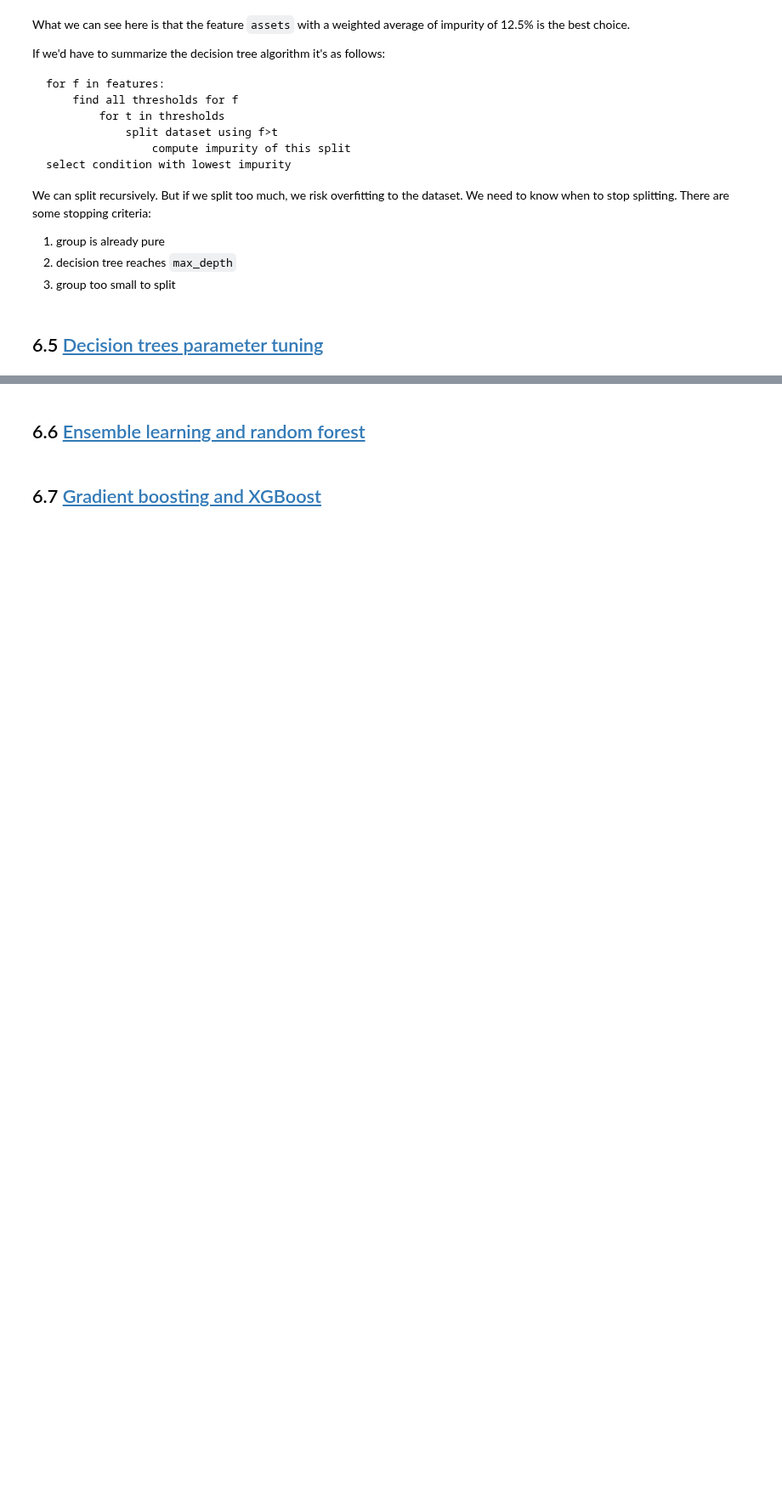
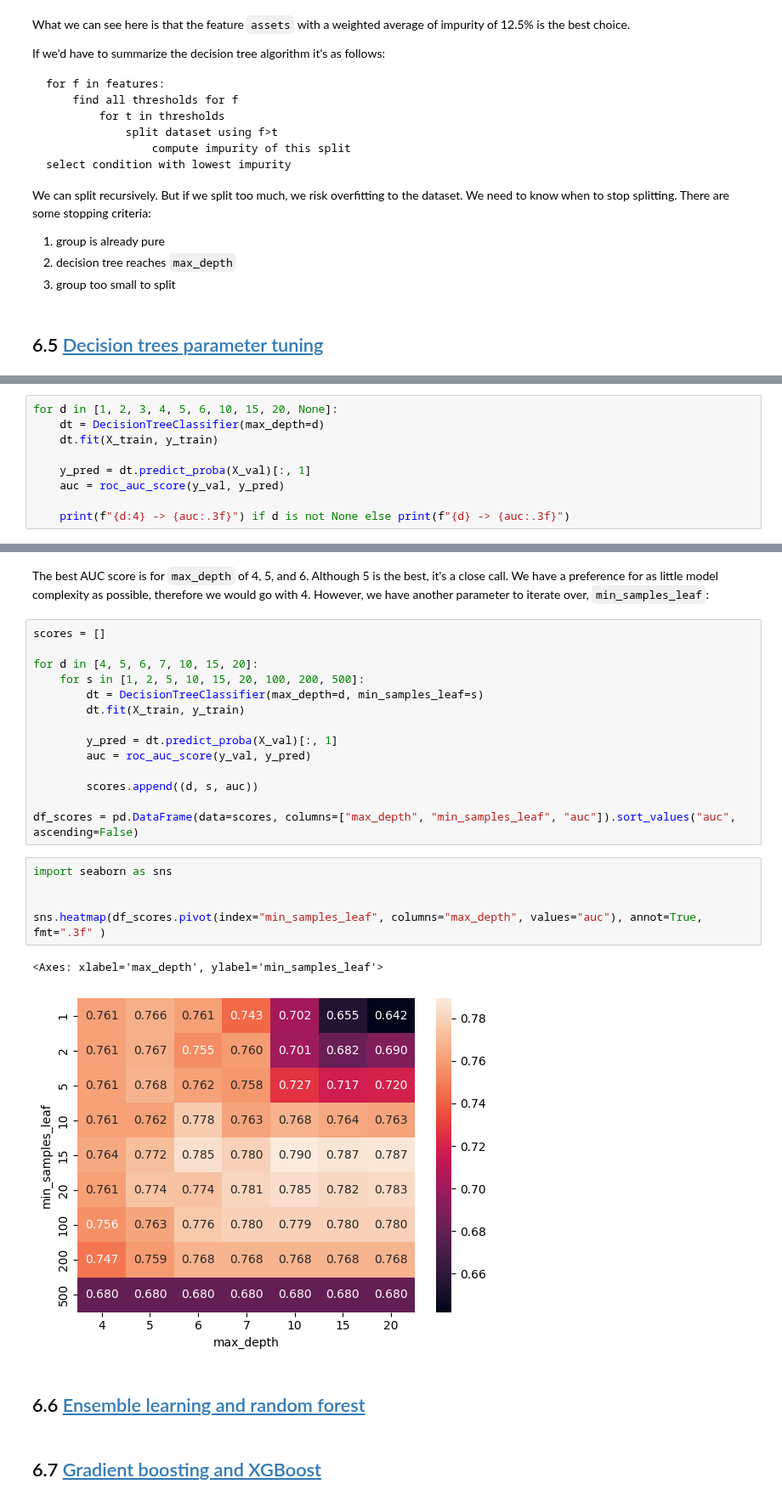
Before and after one commit to kemaldahha/machine-learning-course, a Jupyter notebook: week_6_notes.ipynb, the cells around one changed output, grey strips where cells are left out. Shown at 85% size. Saved outputs shown, nothing was run; the diff lists cells and outputs as text; blank space fills up the shorter version.

```diff
--- a/week_6_notes.ipynb
+++ b/week_6_notes.ipynb
@@ -353,0 +356,9 @@ We can split recursively. But if we split too much, we risk overfitting to the d
+# %%
+for d in [1, 2, 3, 4, 5, 6, 10, 15, 20, None]:
+    dt = DecisionTreeClassifier(max_depth=d)
+    dt.fit(X_train, y_train)
+
+    y_pred = dt.predict_proba(X_val)[:, 1]
+    auc = roc_auc_score(y_val, y_pred)
+
+    print(f"{d:4} -> {auc:.3f}") if d is not None else print(f"{d} -> {auc:.3f}")
@@ -354,3 +376,27 @@ We can split recursively. But if we split too much, we risk overfitting to the d
+# %% [markdown]
+The best AUC score is for `max_depth` of 4, 5, and 6. Although 5 is the best, it's a close call. We have a preference for as little model complexity as possible, therefore we would go with 4. However, we have another parameter to iterate over, `min_samples_leaf`:
+# %%
+scores = []
+
+for d in [4, 5, 6, 7, 10, 15, 20]:
+    for s in [1, 2, 5, 10, 15, 20, 100, 200, 500]:
+        dt = DecisionTreeClassifier(max_depth=d, min_samples_leaf=s)
+        dt.fit(X_train, y_train)
+
+        y_pred = dt.predict_proba(X_val)[:, 1]
+        auc = roc_auc_score(y_val, y_pred)
+
+        scores.append((d, s, auc))
+
+df_scores = pd.DataFrame(data=scores, columns=["max_depth", "min_samples_leaf", "auc"]).sort_values("auc", ascending=False)
+# %%
+import seaborn as sns
+
+
+sns.heatmap(df_scores.pivot(index="min_samples_leaf", columns="max_depth", values="auc"), annot=True, fmt=".3f" )
+# %% [output]
+<Axes: xlabel='max_depth', ylabel='min_samples_leaf'>
+[figure, added]
 # %% [markdown]
 
 ## 6.6 [Ensemble learning and random forest](https://github.com/DataTalksClub/machine-learning-zoomcamp/blob/master/06-trees/06-random-forest.md)
```
Also changed, not shown: parts of 2 cells of this notebook.
